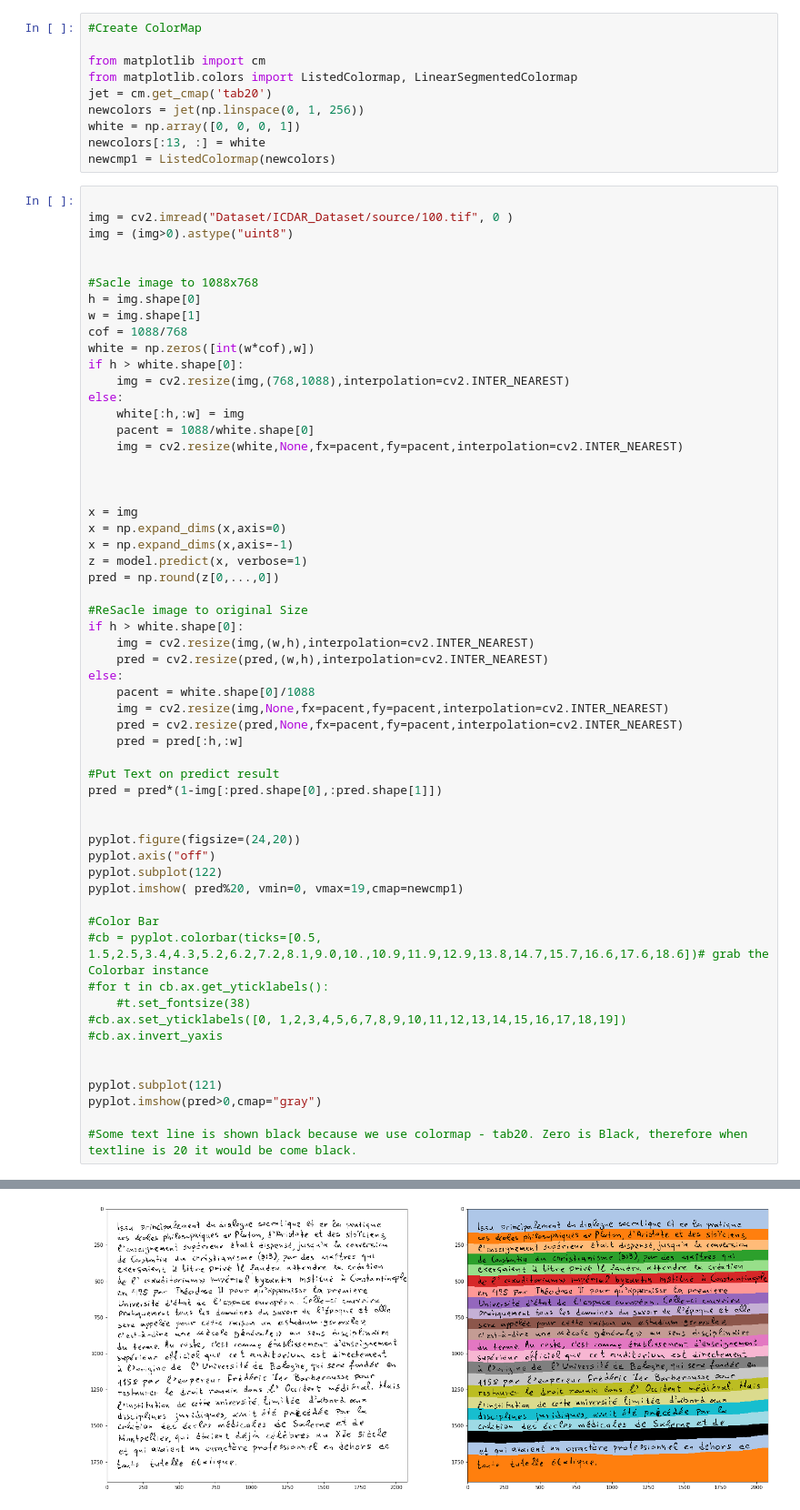
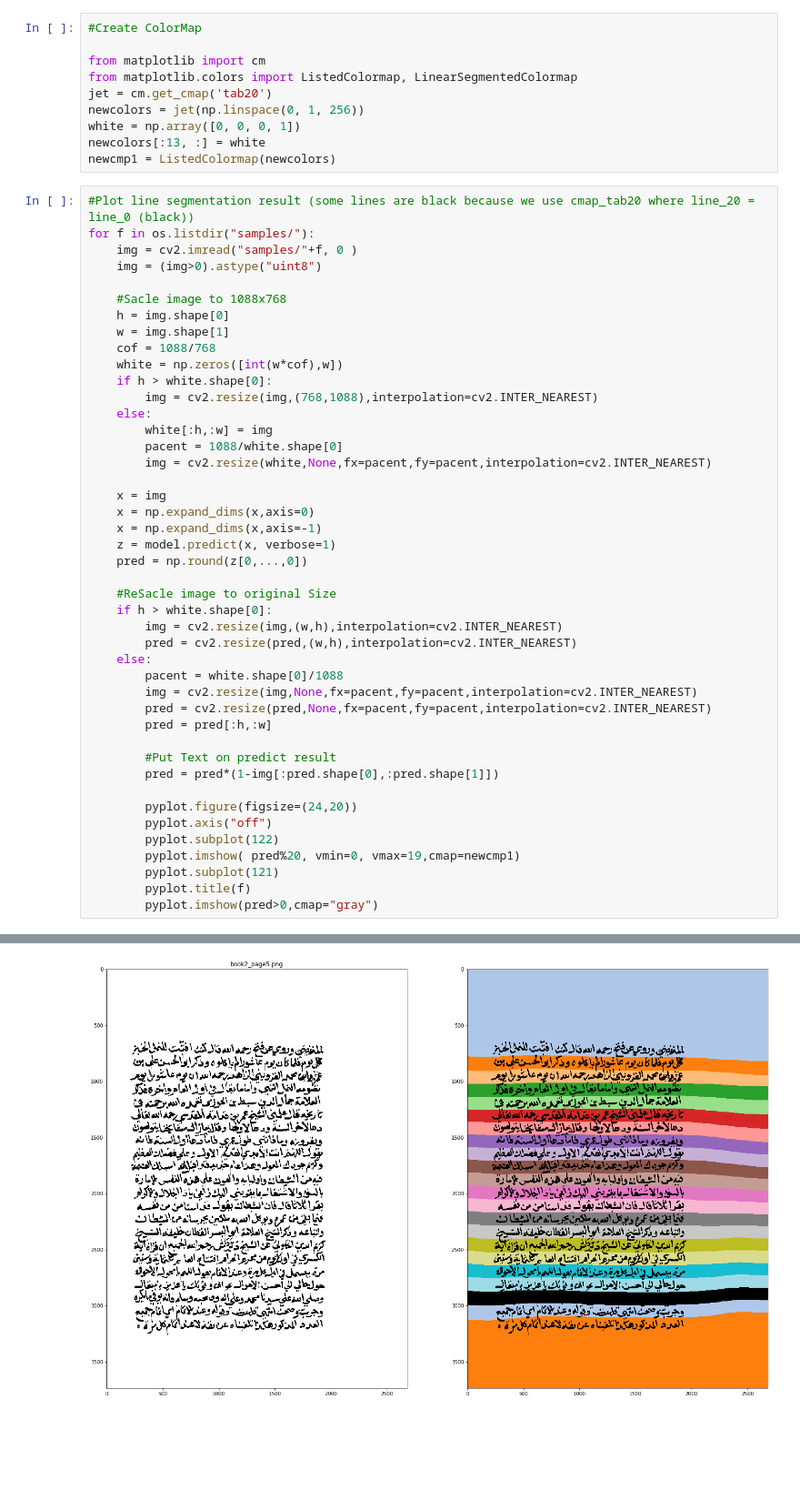
Before and after one commit to Leedeng/LineCounter, a Jupyter notebook: example.ipynb, the cells around one changed output, grey strips where cells are left out. Shown at 91% size. Cells and saved outputs as stored; diff of their text form; blank space fills up the shorter version.

```diff
--- a/example.ipynb
+++ b/example.ipynb
@@ -98,61 +82,48 @@ white = np.array([0, 0, 0, 1])
 newcolors[:13, :] = white
 newcmp1 = ListedColormap(newcolors)
 # %%
+#Plot line segmentation result (some lines are black because we use cmap_tab20 where line_20 = line_0 (black))
+for f in os.listdir("samples/"):
+    img = cv2.imread("samples/"+f, 0 )
+    img = (img>0).astype("uint8")
 
-img = cv2.imread("Dataset/ICDAR_Dataset/source/100.tif", 0 )
-img = (img>0).astype("uint8")
+    #Sacle image to 1088x768
+    h = img.shape[0]
+    w = img.shape[1]
+    cof = 1088/768
+    white = np.zeros([int(w*cof),w])
+    if h > white.shape[0]:
+        img = cv2.resize(img,(768,1088),interpolation=cv2.INTER_NEAREST)
+    else:
+        white[:h,:w] = img
+        pacent = 1088/white.shape[0]
+        img = cv2.resize(white,None,fx=pacent,fy=pacent,interpolation=cv2.INTER_NEAREST)
 
+    x = img
+    x = np.expand_dims(x,axis=0)
+    x = np.expand_dims(x,axis=-1)
+    z = model.predict(x, verbose=1)
+    pred = np.round(z[0,...,0])
 
-#Sacle image to 1088x768
-h = img.shape[0]
-w = img.shape[1]
-cof = 1088/768
-white = np.zeros([int(w*cof),w])
-if h > white.shape[0]:
-    img = cv2.resize(img,(768,1088),interpolation=cv2.INTER_NEAREST)
-else:
-    white[:h,:w] = img
-    pacent = 1088/white.shape[0]
-    img = cv2.resize(white,None,fx=pacent,fy=pacent,interpolation=cv2.INTER_NEAREST)
+    #ReSacle image to original Size
+    if h > white.shape[0]:
+        img = cv2.resize(img,(w,h),interpolation=cv2.INTER_NEAREST)
+        pred = cv2.resize(pred,(w,h),interpolation=cv2.INTER_NEAREST)
+    else:
+        pacent = white.shape[0]/1088
+        img = cv2.resize(img,None,fx=pacent,fy=pacent,interpolation=cv2.INTER_NEAREST)
+        pred = cv2.resize(pred,None,fx=pacent,fy=pacent,interpolation=cv2.INTER_NEAREST)
+        pred = pred[:h,:w]
 
+        #Put Text on predict result
+        pred = pred*(1-img[:pred.shape[0],:pred.shape[1]])
 
-
-x = img
-x = np.expand_dims(x,axis=0)
-x = np.expand_dims(x,axis=-1)
-z = model.predict(x, verbose=1)
-pred = np.round(z[0,...,0])
-
-#ReSacle image to original Size
-if h > white.shape[0]:
-    img = cv2.resize(img,(w,h),interpolation=cv2.INTER_NEAREST)
-    pred = cv2.resize(pred,(w,h),interpolation=cv2.INTER_NEAREST)
-else:
-    pacent = white.shape[0]/1088
-    img = cv2.resize(img,None,fx=pacent,fy=pacent,interpolation=cv2.INTER_NEAREST)
-    pred = cv2.resize(pred,None,fx=pacent,fy=pacent,interpolation=cv2.INTER_NEAREST)
-    pred = pred[:h,:w]
-
-#Put Text on predict result
-pred = pred*(1-img[:pred.shape[0],:pred.shape[1]])
-
-
-pyplot.figure(figsize=(24,20))
-pyplot.axis("off")
-pyplot.subplot(122)
-pyplot.imshow( pred%20, vmin=0, vmax=19,cmap=newcmp1)
-
-#Color Bar
-#cb = pyplot.colorbar(ticks=[0.5, 1.5,2.5,3.4,4.3,5.2,6.2,7.2,8.1,9.0,10.,10.9,11.9,12.9,13.8,14.7,15.7,16.6,17.6,18.6])# grab the Colorbar instance
-#for t in cb.ax.get_yticklabels():
-    #t.set_fontsize(38)
-#cb.ax.set_yticklabels([0, 1,2,3,4,5,6,7,8,9,10,11,12,13,14,15,16,17,18,19])
-#cb.ax.invert_yaxis
-
-
-pyplot.subplot(121)
-pyplot.imshow(pred>0,cmap="gray")
-
-#Some text line is shown black because we use colormap - tab20. Zero is Black, therefore when textline is 20 it would be come black.
+        pyplot.figure(figsize=(24,20))
+        pyplot.axis("off")
+        pyplot.subplot(122)
+        pyplot.imshow( pred%20, vmin=0, vmax=19,cmap=newcmp1)
+        pyplot.subplot(121)
+        pyplot.title(f)
+        pyplot.imshow(pred>0,cmap="gray")
 # %% [output]
 1/1 [==============================] - 1s 1s/step
@@ -160 +153 @@ pyplot.imshow(pred>0,cmap="gray")
-[figure, old version]
+[figure, new version]
```
Also changed, not shown: parts of 3 cells of this notebook, 28 other files.
